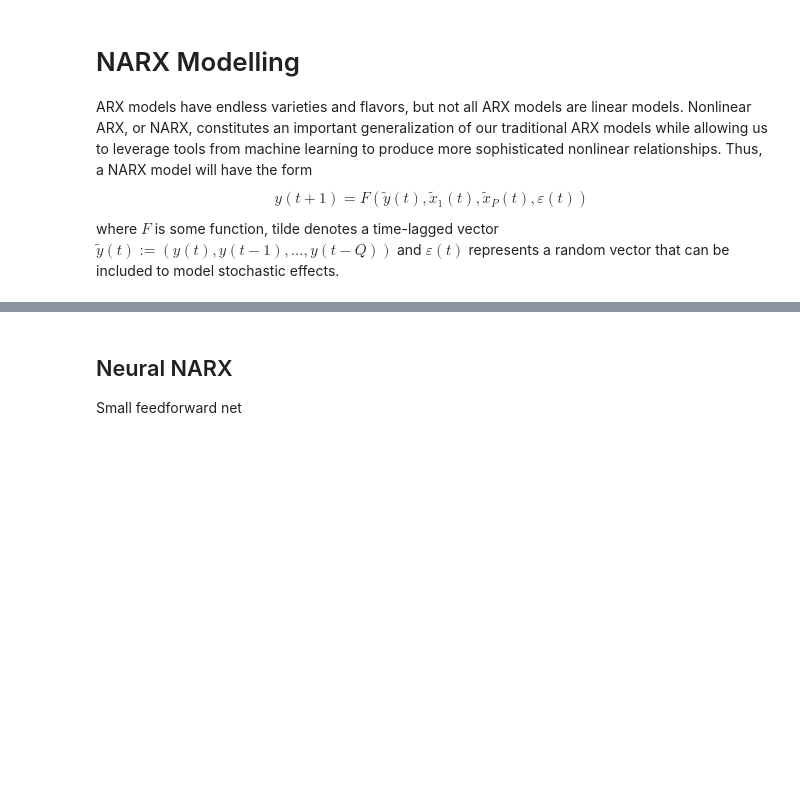
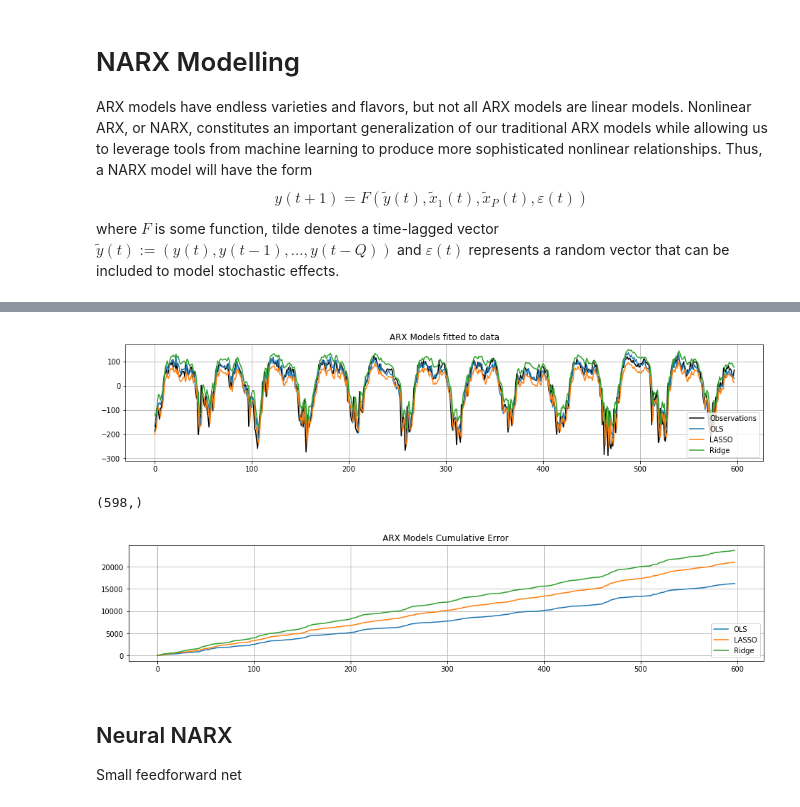
Before and after one commit to KurtButler/AMS520-Project, a Jupyter notebook: Notebooks/NARX - Gas.ipynb, the cells around one changed output, grey strips where cells are left out. Cells and saved outputs as stored; diff of their text form; code cells hidden in the pictures; blank space fills up the shorter version.

```diff
--- a/Notebooks/NARX - Gas.ipynb
+++ b/Notebooks/NARX - Gas.ipynb
@@ -51,3 +72,47 @@ Z = normalize(Z, axis=0)
+# %%
+# Fit a linear model using ordinary least squares (OLS)
+OLSmdl = np.linalg.lstsq(Z, y, rcond=None)
+Yp[:,0] = Z @ OLSmdl[0]
+
+# Fit a LASSO model
+LASSOmdl = linear_model.Lasso(alpha=0.1)
+LASSOmdl.fit(Z, y)
+Yp[:,1] = Z @ LASSOmdl.coef_
+
+# Fit a LASSO model
+ridgemdl = linear_model.Ridge(alpha=0.1)
+ridgemdl.fit(Z, y)
+Yp[:,2] = Z @ ridgemdl.coef_
+# %%
+# Plot Predictions
+t = np.transpose(np.arange(0,y.shape[0]))
+plt.figure(figsize=(16, 3))
+plt.plot(t,y,'k-')
+plt.plot(t,Yp)
+plt.legend(['Observations','OLS','LASSO','Ridge'], loc='lower right')
+plt.title('ARX Models fitted to data')
+plt.grid(True)
+plt.show()
+
+print(y.shape)
+
+# Compute errors
+Ype = 0*Yp
+for k in range(0,Yp.shape[1]):
+    Ype[:,k] = np.cumsum(np.abs(Yp[:,k]-y))
+
+# Plot Errors
+plt.figure(figsize=(16, 3))
+ax = plt.axes()
+plt.plot(t,Ype)
+plt.legend(['OLS','LASSO','Ridge'], loc='lower right')
+plt.title('ARX Models Cumulative Error')
+plt.grid(True)
+plt.show()
+# %% [output]
+[figure, added]
+(598,)
+[figure, added]
 # %% [markdown]
 ## Neural NARX
 Small feedforward net
```
Also changed, not shown: parts of 2 cells of this notebook.
